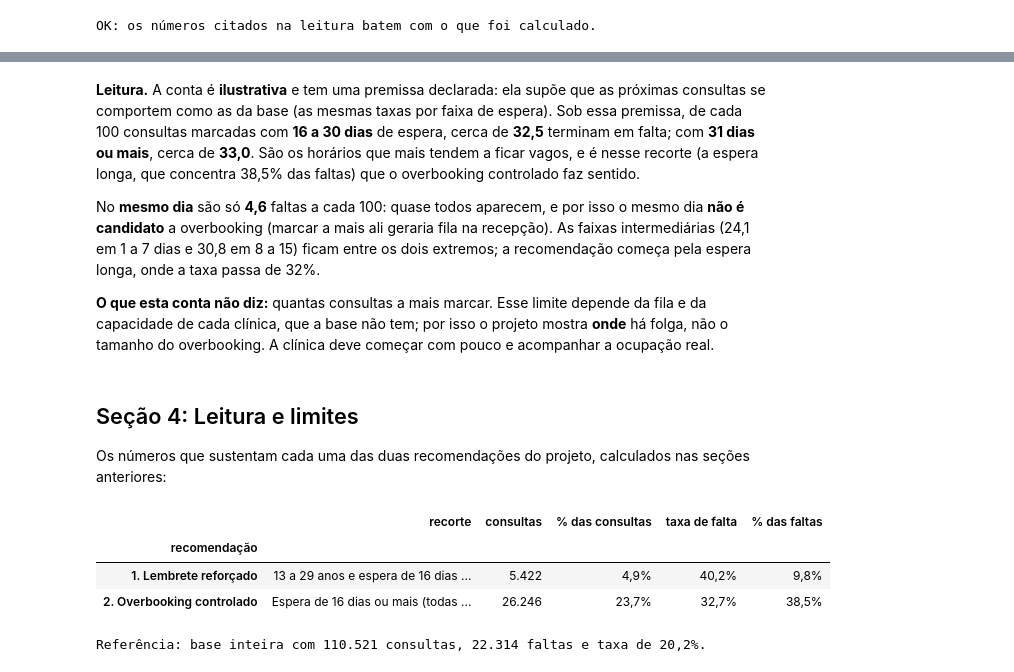
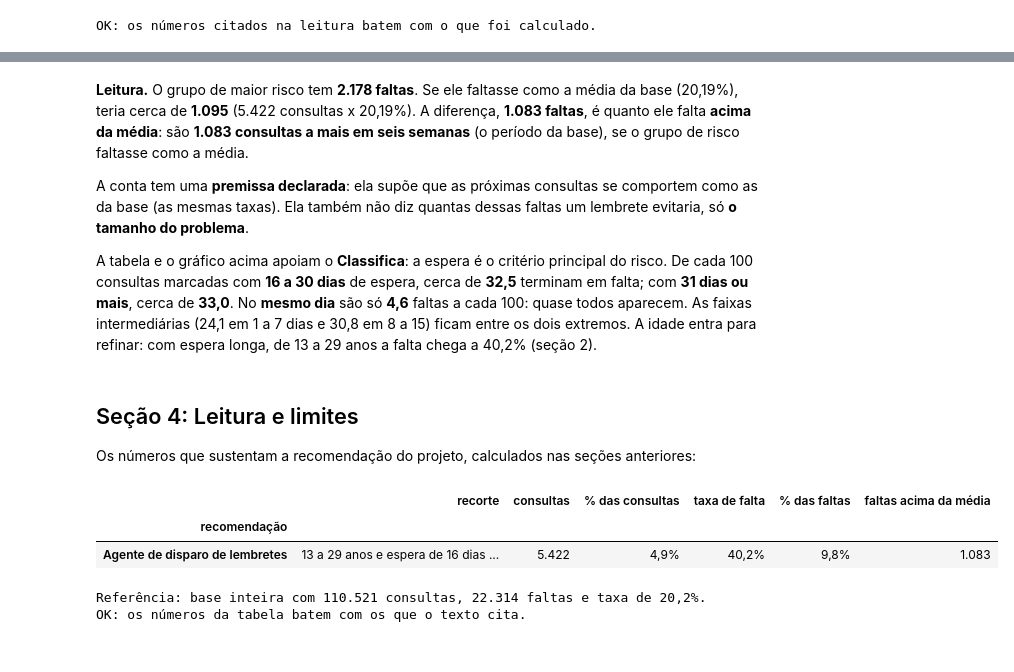
Before and after one commit to cauedev30/analise-no-show-consultas, a Jupyter notebook: notebooks/03_grupo_de_risco.ipynb, the cells around one changed output, grey strips where cells are left out. Drawn from its saved outputs; the diff is of its cells as text; code cells hidden in the pictures.

```diff
--- a/notebooks/03_grupo_de_risco.ipynb
+++ b/notebooks/03_grupo_de_risco.ipynb
@@ -477,4 +481,19 @@ quantas faltas são esperadas **a cada 100 consultas** marcadas.
 # %%
+# O número novo: faltas do grupo acima da média = faltas do grupo - consultas do grupo x taxa geral
+faltas_esperadas_no_grupo = grupo_risco["consultas"] * TAXA_GERAL / 100  # as faltas que o grupo teria na taxa geral
+faltas_acima_da_media = grupo_risco["faltas"] - faltas_esperadas_no_grupo
+
+print(f"Faltas do grupo: {fmt_num(grupo_risco['faltas'])}")
+print(f"Faltas que o grupo teria na taxa geral ({fmt_pct(TAXA_GERAL)} de {fmt_num(grupo_risco['consultas'])} consultas): "
+      f"{fmt_num(faltas_esperadas_no_grupo)}")
+print(f"Faltas acima da média: {fmt_num(faltas_acima_da_media)}")
+
+# Teste: a conta fecha com os números oficiais (o mesmo valor que o painel.json do dashboard traz)
+assert (grupo_risco["consultas"], grupo_risco["faltas"]) == (5_422, 2_178)
+assert round(faltas_esperadas_no_grupo) == 1_095
+assert round(faltas_acima_da_media) == 1_083, f"faltas acima da média inesperadas: {faltas_acima_da_media}"
+print("OK: o grupo tem cerca de 1.083 faltas acima da média da base.\n")
+
 faltas_por_100 = taxa_por(df, "faixa_espera").rename(columns={"taxa_pct": "taxa"})
 # A cada 100 consultas, quantas terminam em falta (supondo que as próximas se comportem como as da base)
 faltas_por_100["faltas_a_cada_100"] = faltas_por_100["taxa"]
@@ -492,7 +511,7 @@ assert faltas_por_100["taxa"].round(1).tolist() == [4.6, 24.1, 30.8, 32.5, 33.0]
 assert faltas_por_100["consultas"].sum() == TOTAL_CONSULTAS
 print("OK: as taxas por faixa de espera batem com as do notebook 02.")
 
-# Colunas: as faixas da espera longa (onde o overbooking faz sentido) em destaque
+# Colunas: as faixas da espera longa (16 dias ou mais) em destaque
 valores = faltas_por_100["faltas_a_cada_100"].to_numpy()
 cores = [AZUL if f in FAIXAS_ESPERA_RISCO else AZUL_CLARO for f in ORDEM_FAIXA_ESPERA]
 fig, ax = plt.subplots(figsize=(8.5, 4.6))
@@ -508,8 +527,8 @@ ax.set_ylabel("Faltas esperadas a cada 100 consultas")
 ax.set_xlabel("Espera entre o agendamento e a consulta")
 ax.yaxis.grid(True, color=GRADE, linewidth=0.8)
 ax.set_axisbelow(True)
-ax.legend(handles=[Rectangle((0, 0), 1, 1, color=AZUL, label="Espera longa (16+ dias): onde o overbooking faz sentido")],
+ax.legend(handles=[Rectangle((0, 0), 1, 1, color=AZUL, label="Espera longa (16+ dias)")],
           loc="upper left")
-ax.set_title("Com 16 dias ou mais de espera, cerca de 1 em cada 3 consultas fica vaga", loc="left")
+ax.set_title("Com 16 dias ou mais de espera, cerca de 1 em cada 3 consultas termina em falta", loc="left")
 plt.show()
 # %% [output]
@@ -525,39 +548,47 @@ OK: as taxas por faixa de espera batem com as do notebook 02.
 # %% [markdown]
-**Leitura.** A conta é **ilustrativa** e tem uma premissa declarada: ela supõe que as próximas consultas se comportem
-como as da base (as mesmas taxas por faixa de espera). Sob essa premissa, de cada 100 consultas marcadas com **16 a 30
-dias** de espera, cerca de **32,5** terminam em falta; com **31 dias ou mais**, cerca de **33,0**. São os horários que
-mais tendem a ficar vagos, e é nesse recorte (a espera longa, que concentra 38,5% das faltas) que o overbooking
-controlado faz sentido.
+**Leitura.** O grupo de maior risco tem **2.178 faltas**. Se ele faltasse como a média da base (20,19%), teria cerca de
+**1.095** (5.422 consultas x 20,19%). A diferença, **1.083 faltas**, é quanto ele falta **acima da média**: são
+**1.083 consultas a mais em seis semanas** (o período da base), se o grupo de risco faltasse como a média.
 
-No **mesmo dia** são só **4,6** faltas a cada 100: quase todos aparecem, e por isso o mesmo dia **não é candidato** a
-overbooking (marcar a mais ali geraria fila na recepção). As faixas intermediárias (24,1 em 1 a 7 dias e 30,8 em 8 a 15)
-ficam entre os dois extremos; a recomendação começa pela espera longa, onde a taxa passa de 32%.
+A conta tem uma **premissa declarada**: ela supõe que as próximas consultas se comportem como as da base (as mesmas
+taxas). Ela também não diz quantas dessas faltas um lembrete evitaria, só **o tamanho do problema**.
 
-**O que esta conta não diz:** quantas consultas a mais marcar. Esse limite depende da fila e da capacidade de cada
-clínica, que a base não tem; por isso o projeto mostra **onde** há folga, não o tamanho do overbooking. A clínica
-deve começar com pouco e acompanhar a ocupação real.
+A tabela e o gráfico acima apoiam o **Classifica**: a espera é o critério principal do risco. De cada 100 consultas
+marcadas com **16 a 30 dias** de espera, cerca de **32,5** terminam em falta; com **31 dias ou mais**, cerca de
+**33,0**. No **mesmo dia** são só **4,6** faltas a cada 100: quase todos aparecem. As faixas intermediárias (24,1 em 1
+a 7 dias e 30,8 em 8 a 15) ficam entre os dois extremos. A idade entra para refinar: com espera longa, de 13 a 29
+anos a falta chega a 40,2% (seção 2).
 # %% [markdown]
 ## Seção 4: Leitura e limites
 
-Os números que sustentam cada uma das duas recomendações do projeto, calculados nas seções anteriores:
+Os números que sustentam a recomendação do projeto, calculados nas seções anteriores:
 # %%
 leitura = pd.DataFrame({
-    "recomendação": ["1. Lembrete reforçado", "2. Overbooking controlado"],
-    "recorte": ["13 a 29 anos e espera de 16 dias ou mais", "Espera de 16 dias ou mais (todas as idades)"],
-    "consultas": [fmt_num(grupo_risco["consultas"]), fmt_num(espera_longa["consultas"])],
-    "% das consultas": [fmt_pct(grupo_risco["pct_consultas"]), fmt_pct(espera_longa["pct_consultas"])],
-    "taxa de falta": [fmt_pct(grupo_risco["taxa"]), fmt_pct(espera_longa["taxa"])],
-    "% das faltas": [fmt_pct(grupo_risco["pct_faltas"]), fmt_pct(espera_longa["pct_faltas"])],
+    "recomendação": ["Agente de disparo de lembretes"],
+    "recorte": ["13 a 29 anos e espera de 16 dias ou mais"],
+    "consultas": [fmt_num(grupo_risco["consultas"])],
+    "% das consultas": [fmt_pct(grupo_risco["pct_consultas"])],
+    "taxa de falta": [fmt_pct(grupo_risco["taxa"])],
+    "% das faltas": [fmt_pct(grupo_risco["pct_faltas"])],
+    "faltas acima da média": [fmt_num(faltas_acima_da_media)],
 }).set_index("recomendação")
 display(leitura)
 print(f"Referência: base inteira com {fmt_num(TOTAL_CONSULTAS)} consultas, {fmt_num(TOTAL_FALTAS)} faltas "
       f"e taxa de {fmt_pct(TAXA_GERAL)}.")
+
+# Teste: a tabela traz os números que o texto abaixo cita
+assert leitura.loc["Agente de disparo de lembretes", "consultas"] == "5.422"
+assert leitura.loc["Agente de disparo de lembretes", "taxa de falta"] == "40,2%"
+assert leitura.loc["Agente de disparo de lembretes", "% das consultas"] == "4,9%"
+assert leitura.loc["Agente de disparo de lembretes", "% das faltas"] == "9,8%"
+assert leitura.loc["Agente de disparo de lembretes", "faltas acima da média"] == "1.083"
+print("OK: os números da tabela batem com os que o texto cita.")
 # %% [output]
-|  | recorte | consultas | % das consultas | taxa de falta | % das faltas |
-| recomendação |  |  |  |  |  |
-| 1. Lembrete reforçado | 13 a 29 anos e espera de 16 dias ... | 5.422 | 4,9% | 40,2% | 9,8% |
-| 2. Overbooking controlado | Espera de 16 dias ou mais (todas ... | 26.246 | 23,7% | 32,7% | 38,5% |
+|  | recorte | consultas | % das consultas | taxa de falta | % das faltas | faltas acima da média |
+| recomendação |  |  |  |  |  |  |
+| Agente de disparo de lembretes | 13 a 29 anos e espera de 16 dias ... | 5.422 | 4,9% | 40,2% | 9,8% | 1.083 |
 Referência: base inteira com 110.521 consultas, 22.314 faltas e taxa de 20,2%.
+OK: os números da tabela batem com os que o texto cita.
 # %% [markdown]
 ### O que os números sustentam
 
```
Also changed, not shown: parts of 6 cells of this notebook.
